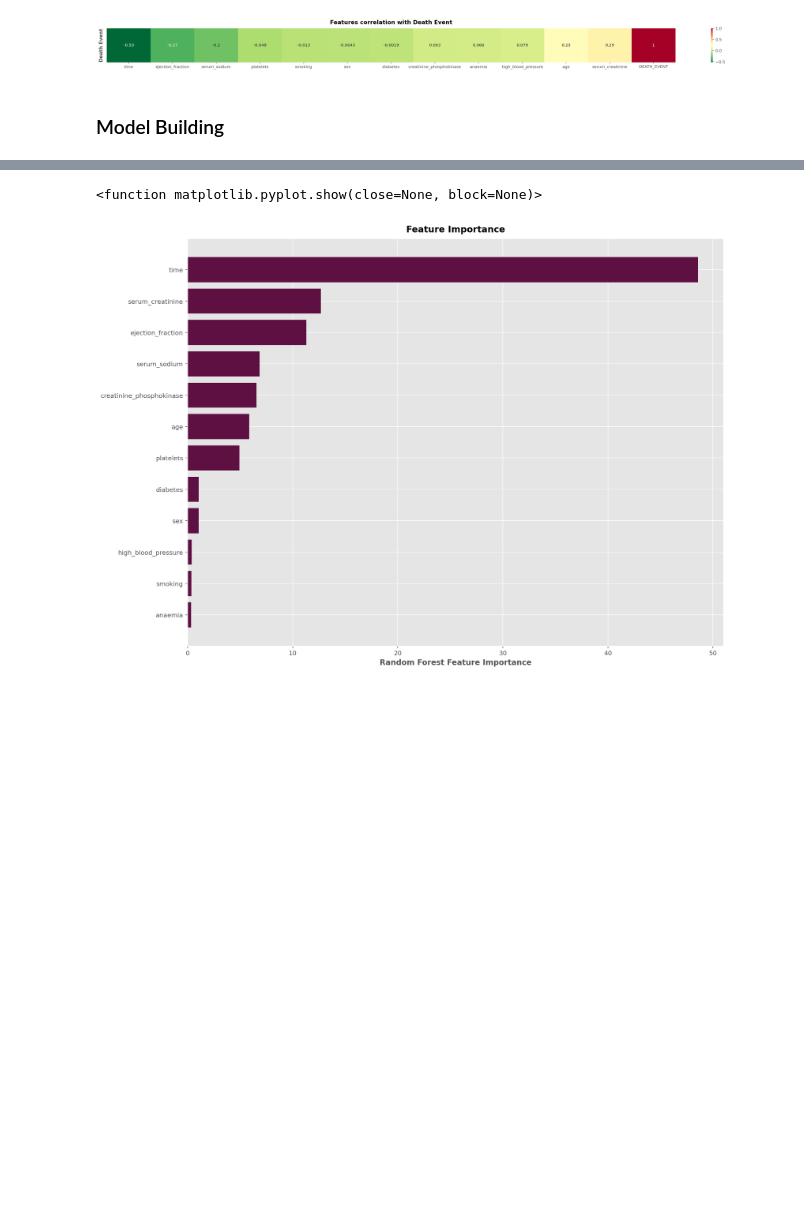
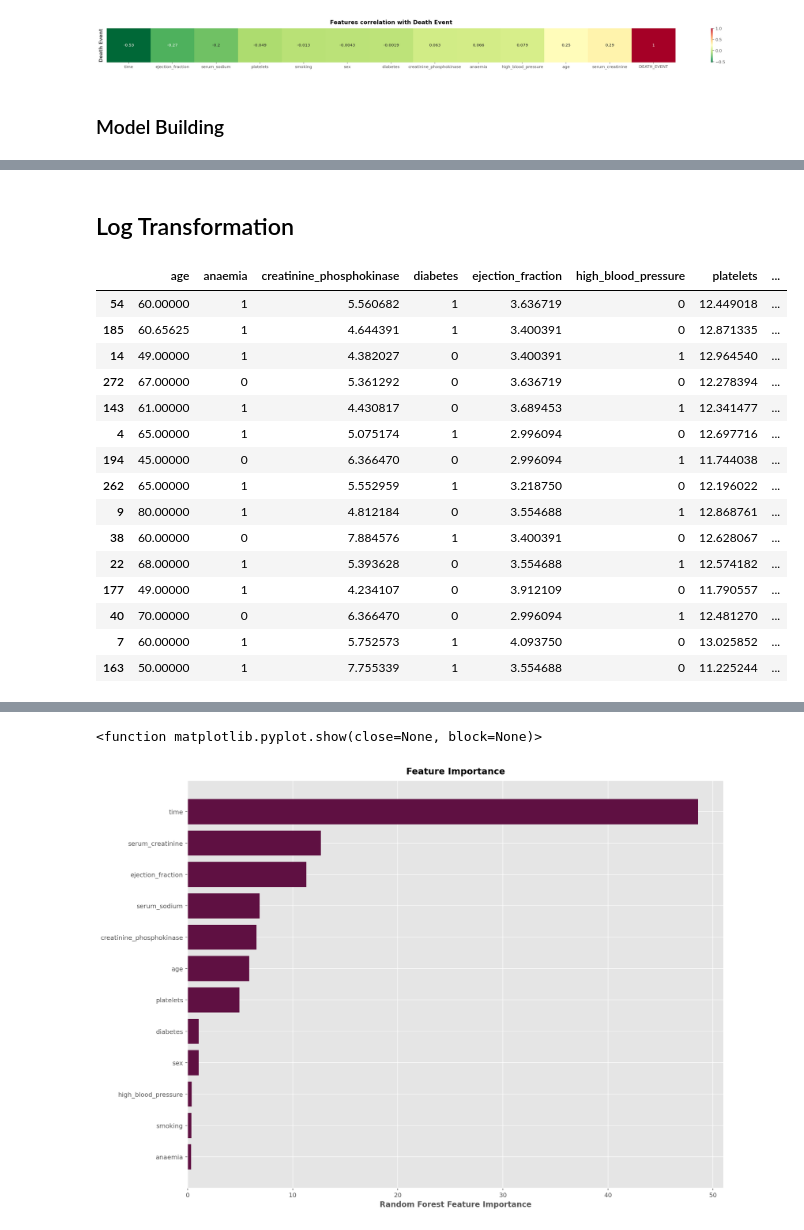
Before and after one commit to Emmanuelludo/kaggle_notebooks, a Jupyter notebook: heart-failure-boosters-study.ipynb, the cells around one changed output, grey strips where cells are left out. Drawn from its saved outputs; the diff is of its cells as text; code cells hidden in the pictures; blank space fills up the shorter version.

```diff
--- a/heart-failure-boosters-study.ipynb
+++ b/heart-failure-boosters-study.ipynb
@@ -353,3 +368,29 @@ y = heart_data.DEATH_EVENT
+# %% [markdown]
+## Log Transformation
+# %%
+wide_var=['ejection_fraction', 'serum_sodium','platelets','creatinine_phosphokinase','serum_creatinine']
+def log_transform(x):
+    return np.log(x)
+# %%
+X[wide_var] =  X[wide_var].apply(log_transform)
+X.sample(15)
+# %% [output]
+|  | age | anaemia | creatinine_phosphokinase | diabetes | ejection_fraction | high_blood_pressure | platelets | ... |
+| 54 | 60.00000 | 1 | 5.560682 | 1 | 3.636719 | 0 | 12.449018 | ... |
+| 185 | 60.65625 | 1 | 4.644391 | 1 | 3.400391 | 0 | 12.871335 | ... |
+| 14 | 49.00000 | 1 | 4.382027 | 0 | 3.400391 | 1 | 12.964540 | ... |
+| 272 | 67.00000 | 0 | 5.361292 | 0 | 3.636719 | 0 | 12.278394 | ... |
+| 143 | 61.00000 | 1 | 4.430817 | 0 | 3.689453 | 1 | 12.341477 | ... |
+| 4 | 65.00000 | 1 | 5.075174 | 1 | 2.996094 | 0 | 12.697716 | ... |
+| 194 | 45.00000 | 0 | 6.366470 | 0 | 2.996094 | 1 | 11.744038 | ... |
+| 262 | 65.00000 | 1 | 5.552959 | 1 | 3.218750 | 0 | 12.196022 | ... |
+| 9 | 80.00000 | 1 | 4.812184 | 0 | 3.554688 | 1 | 12.868761 | ... |
+| 38 | 60.00000 | 0 | 7.884576 | 1 | 3.400391 | 0 | 12.628067 | ... |
+| 22 | 68.00000 | 1 | 5.393628 | 0 | 3.554688 | 1 | 12.574182 | ... |
+| 177 | 49.00000 | 1 | 4.234107 | 0 | 3.912109 | 0 | 11.790557 | ... |
+| 40 | 70.00000 | 0 | 6.366470 | 0 | 2.996094 | 1 | 12.481270 | ... |
+| 7 | 60.00000 | 1 | 5.752573 | 1 | 4.093750 | 0 | 13.025852 | ... |
+| 163 | 50.00000 | 1 | 7.755339 | 1 | 3.554688 | 0 | 11.225244 | ... |
 # %%
 # optimized parameters
 cb_params = {'iterations': 10000,
```
Also changed, not shown: parts of 3 cells of this notebook.
